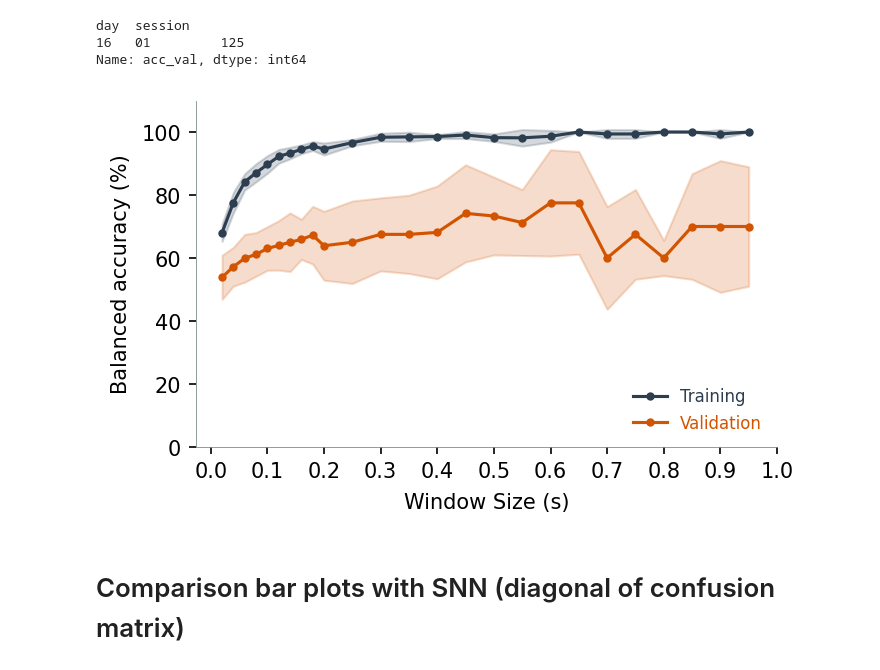
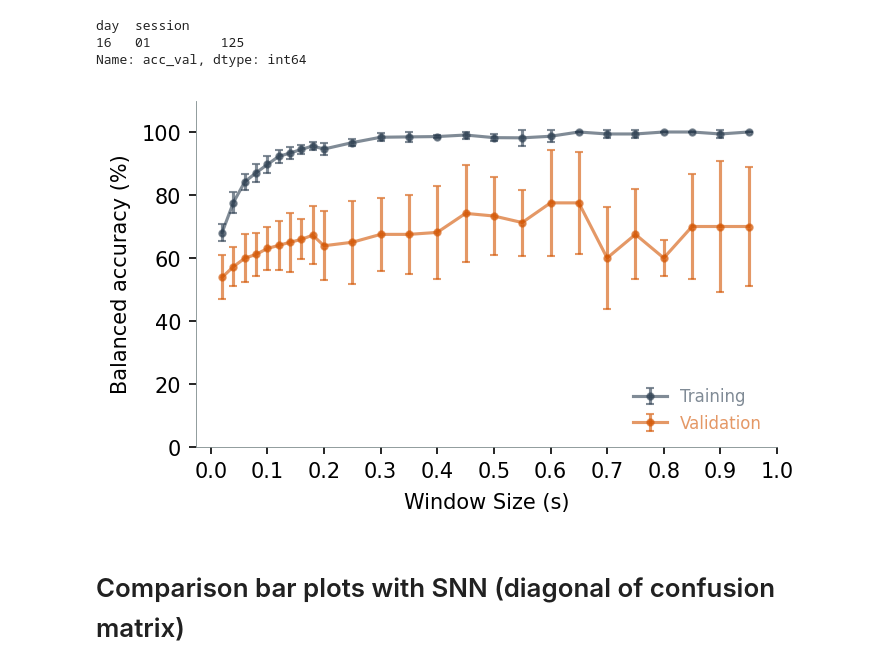
Before and after one commit to FarahBaracat/gest_classification_eng, a Jupyter notebook: notebooks/2.compile_results.ipynb, the cells around one changed output. Saved outputs shown, nothing was run; the diff lists cells and outputs as text; code cells hidden in the pictures.

Commit message:
update colors and plot syle  in the plot of accuracy across days

```diff
--- a/notebooks/2.compile_results.ipynb
+++ b/notebooks/2.compile_results.ipynb
@@ -432,15 +446,15 @@ def plot_window_size_sweep(compiled_df_win, save_fig=False, std_as_shaded_region
     sns.despine(ax=ax, trim=False)
     ax.set_xticks(np.arange(0, 1.1, 0.1))
     ax.set_xlabel('Window Size (s)', labelpad=XLAB_PAD)
-    ax.set_ylabel('Balanced accuracy (%)', labelpad=YLAB_PAD)
+    ax.set_ylabel(ACC_LABEL, labelpad=YLAB_PAD)
     ax.legend(loc='lower right', ncol=1, frameon=False, labelcolor='linecolor', fontsize=8)
 
     if save_fig:
         fig.savefig(os.path.join(CLF_FIG, f"day16_sweep_windowsize_stdshaded_{std_as_shaded_region}.png"), dpi=300, bbox_inches='tight')
 # %%
-plot_window_size_sweep(compiled_df_win, save_fig=True, std_as_shaded_region=True)
+plot_window_size_sweep(compiled_df_win, save_fig=True, std_as_shaded_region=False)
 # %% [output]
-[figure, old version]
+[figure, new version]
 # %% [markdown]
 # Comparison bar plots with SNN (diagonal of confusion matrix)
 # %%
```
Also changed, not shown: parts of 11 cells of this notebook, 7 other files.
